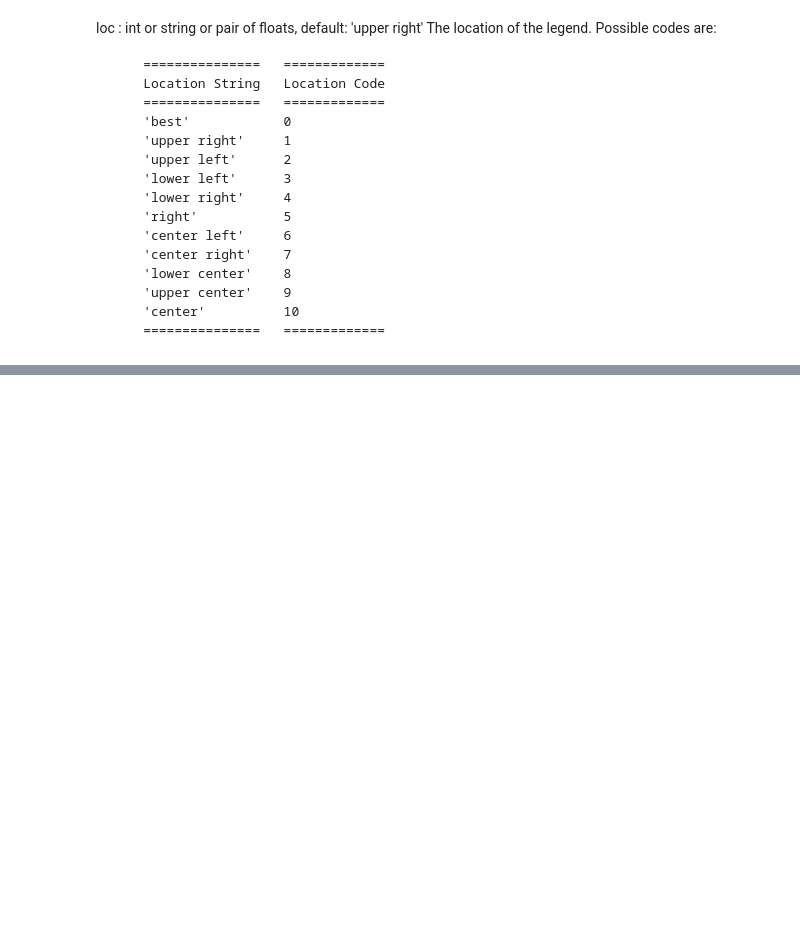
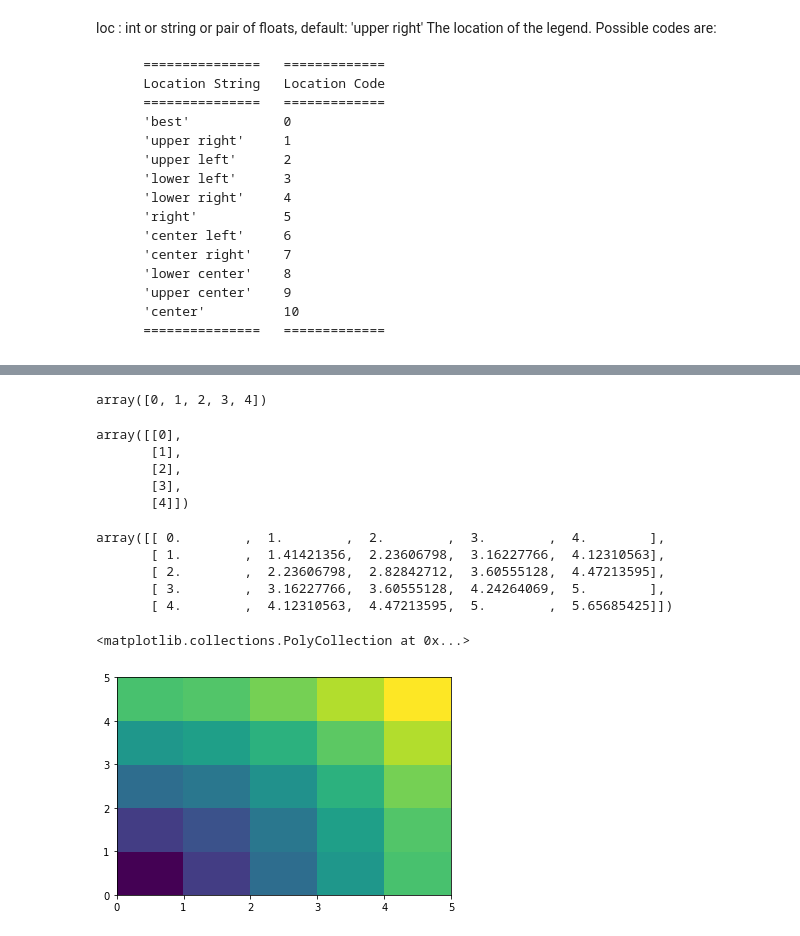
Before and after one commit to huyhoang17/Learning, a Jupyter notebook: numpy/[2] - Numerical operations on arrays.ipynb, the cells around one changed output, grey strips where cells are left out. Saved outputs shown, nothing was run; the diff lists cells and outputs as text; code cells hidden in the pictures; blank space fills up the shorter version.

```diff
--- a/numpy/[2] - Numerical operations on arrays.ipynb
+++ b/numpy/[2] - Numerical operations on arrays.ipynb
@@ -567,0 +736,23 @@ loc : int or string or pair of floats, default: 'upper right'
+# %%
+x, y = np.arange(5), np.arange(5)[:, np.newaxis]
+# %%
+x
+# %% [output]
+array([0, 1, 2, 3, 4])
+# %%
+y
+# %% [output]
+array([[0],
+       [1],
+       [2],
+       [3],
+       [4]])
+# %%
+distance = np.sqrt(x ** 2 + y ** 2)
+distance
+# %% [output]
+array([[ 0.        ,  1.        ,  2.        ,  3.        ,  4.        ],
+       [ 1.        ,  1.41421356,  2.23606798,  3.16227766,  4.12310563],
+       [ 2.        ,  2.23606798,  2.82842712,  3.60555128,  4.47213595],
+       [ 3.        ,  3.16227766,  3.60555128,  4.24264069,  5.        ],
+       [ 4.        ,  4.12310563,  4.47213595,  5.        ,  5.65685425]])
@@ -567,0 +761,6 @@ loc : int or string or pair of floats, default: 'upper right'
+# %%
+# Create a pseudocolor plot of a 2-D array.
+plt.pcolor(distance)
+# %% [output]
+<matplotlib.collections.PolyCollection at 0x...>
+[figure, added]
```
Also changed, not shown: parts of 180 cells of this notebook.
